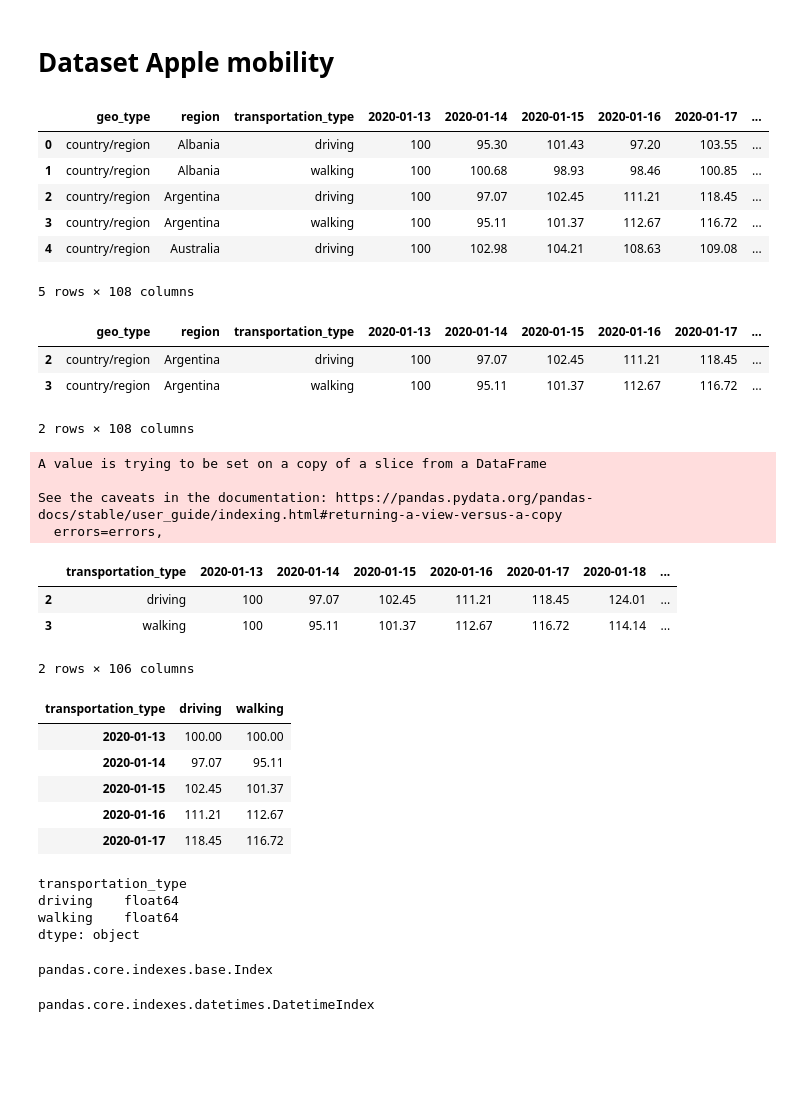
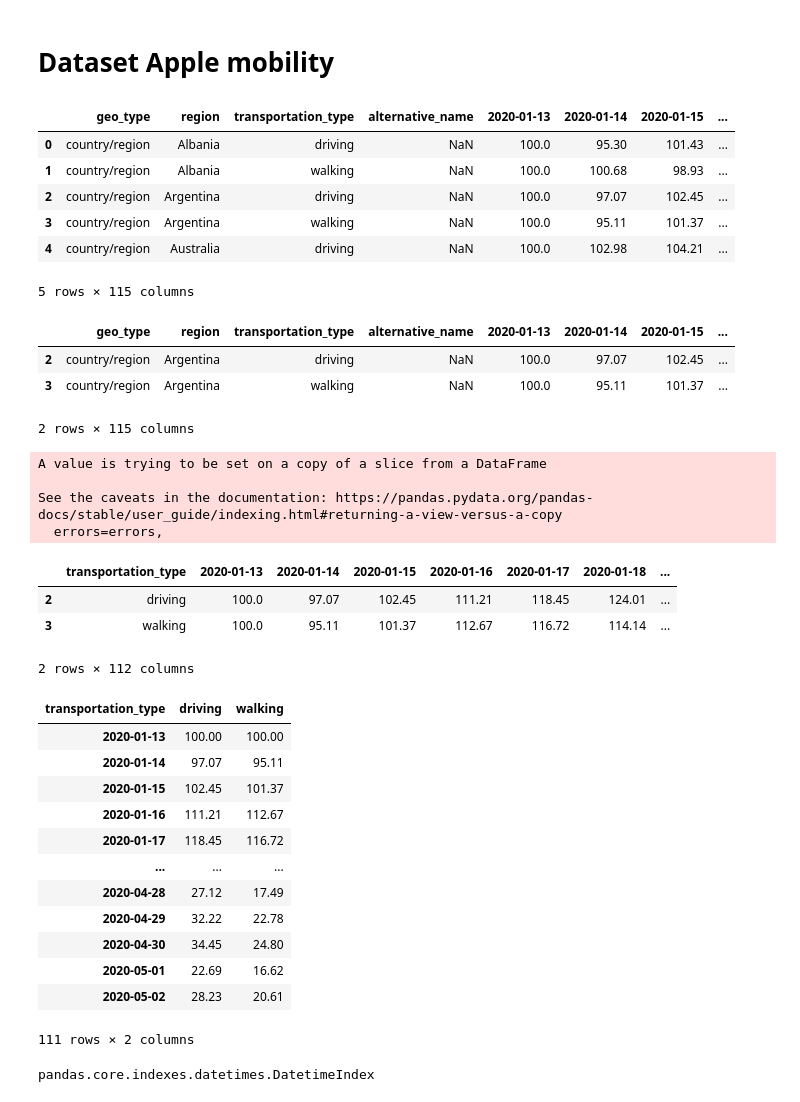
Before and after one commit to vackup/CovidArgentina, a Jupyter notebook: Covid.ipynb, the cells around one changed output. Cells and saved outputs as stored; diff of their text form; code cells hidden in the pictures; blank space fills up the shorter version.

```diff
--- a/Covid.ipynb
+++ b/Covid.ipynb
@@ -16 +18,12 @@ Drive already mounted at /content/drive; to attempt to forcibly remount, call dr
+# %%
+today = date.today()
+days_name_weekends = ['Saturday','Sunday']
+
+# to automate reports download, take a look at https://github.com/ActiveConclusion/COVID19_mobility/blob/master/jupyter_notebooks/Scraper%202.0.ipynb
+
+apple_dataset_date = '2020-05-02'
+
+#google_dataset_date = '2020-05-01'
+#path_google_dataset = '/content/drive/My Drive/Colab Notebooks/Global_Mobility_Report-' + google_dataset_date + '.csv'
+path_google_dataset = 'https://www.gstatic.com/covid19/mobility/Global_Mobility_Report.csv'
 # %%
@@ -209,24 +219,24 @@ df_apple = pd.read_csv(path_apple_dataset)
 # %%
 df_apple.head(5)
 # %% [output]
-|  | geo_type | region | transportation_type | 2020-01-13 | 2020-01-14 | 2020-01-15 | 2020-01-16 | 2020-01-17 | ... |
-| 0 | country/region | Albania | driving | 100 | 95.30 | 101.43 | 97.20 | 103.55 | ... |
-| 1 | country/region | Albania | walking | 100 | 100.68 | 98.93 | 98.46 | 100.85 | ... |
-| 2 | country/region | Argentina | driving | 100 | 97.07 | 102.45 | 111.21 | 118.45 | ... |
-| 3 | country/region | Argentina | walking | 100 | 95.11 | 101.37 | 112.67 | 116.72 | ... |
-| 4 | country/region | Australia | driving | 100 | 102.98 | 104.21 | 108.63 | 109.08 | ... |
+|  | geo_type | region | transportation_type | alternative_name | 2020-01-13 | 2020-01-14 | 2020-01-15 | ... |
+| 0 | country/region | Albania | driving | NaN | 100.0 | 95.30 | 101.43 | ... |
+| 1 | country/region | Albania | walking | NaN | 100.0 | 100.68 | 98.93 | ... |
+| 2 | country/region | Argentina | driving | NaN | 100.0 | 97.07 | 102.45 | ... |
+| 3 | country/region | Argentina | walking | NaN | 100.0 | 95.11 | 101.37 | ... |
+| 4 | country/region | Australia | driving | NaN | 100.0 | 102.98 | 104.21 | ... |
-5 rows × 108 columns
+5 rows × 115 columns
 # %%
 df_apple_argentina = df_apple[df_apple.region.eq("Argentina")]
 # %%
 df_apple_argentina.head()
 # %% [output]
-|  | geo_type | region | transportation_type | 2020-01-13 | 2020-01-14 | 2020-01-15 | 2020-01-16 | 2020-01-17 | ... |
-| 2 | country/region | Argentina | driving | 100 | 97.07 | 102.45 | 111.21 | 118.45 | ... |
-| 3 | country/region | Argentina | walking | 100 | 95.11 | 101.37 | 112.67 | 116.72 | ... |
+|  | geo_type | region | transportation_type | alternative_name | 2020-01-13 | 2020-01-14 | 2020-01-15 | ... |
+| 2 | country/region | Argentina | driving | NaN | 100.0 | 97.07 | 102.45 | ... |
+| 3 | country/region | Argentina | walking | NaN | 100.0 | 95.11 | 101.37 | ... |
-2 rows × 108 columns
+2 rows × 115 columns
 # %%
-df_apple_argentina.drop(columns=['geo_type', 'region'], inplace=True)
+df_apple_argentina.drop(columns=['geo_type', 'region', 'alternative_name'], inplace=True)
 # %% [output]
 A value is trying to be set on a copy of a slice from a DataFrame
 
@@ -236,33 +246,29 @@ See the caveats in the documentation: https://pandas.pydata.org/pandas-docs/stab
 df_apple_argentina.head()
 # %% [output]
 |  | transportation_type | 2020-01-13 | 2020-01-14 | 2020-01-15 | 2020-01-16 | 2020-01-17 | 2020-01-18 | ... |
-| 2 | driving | 100 | 97.07 | 102.45 | 111.21 | 118.45 | 124.01 | ... |
-| 3 | walking | 100 | 95.11 | 101.37 | 112.67 | 116.72 | 114.14 | ... |
+| 2 | driving | 100.0 | 97.07 | 102.45 | 111.21 | 118.45 | 124.01 | ... |
+| 3 | walking | 100.0 | 95.11 | 101.37 | 112.67 | 116.72 | 114.14 | ... |
-2 rows × 106 columns
+2 rows × 112 columns
 # %%
 df_apple_argentina = df_apple_argentina.set_index('transportation_type')
 # %%
 df_apple_argentina_t = df_apple_argentina.transpose()
 # %%
-df_apple_argentina_t.head()
+df_apple_argentina_t
 # %% [output]
 | transportation_type | driving | walking |
 | 2020-01-13 | 100.00 | 100.00 |
 | 2020-01-14 | 97.07 | 95.11 |
 | 2020-01-15 | 102.45 | 101.37 |
 | 2020-01-16 | 111.21 | 112.67 |
 | 2020-01-17 | 118.45 | 116.72 |
+| ... | ... | ... |
+| 2020-04-28 | 27.12 | 17.49 |
+| 2020-04-29 | 32.22 | 22.78 |
+| 2020-04-30 | 34.45 | 24.80 |
+| 2020-05-01 | 22.69 | 16.62 |
+| 2020-05-02 | 28.23 | 20.61 |
+111 rows × 2 columns
-# %%
-df_apple_argentina_t.dtypes
-# %% [output]
-transportation_type
-driving    float64
-walking    float64
-dtype: object
-# %%
-type(df_apple_argentina_t.index)
-# %% [output]
-pandas.core.indexes.base.Index
 # %%
 # Converting the index as date
 df_apple_argentina_t.index = pd.to_datetime(df_apple_argentina_t.index)
```
Also changed, not shown: parts of 19 cells of this notebook.
